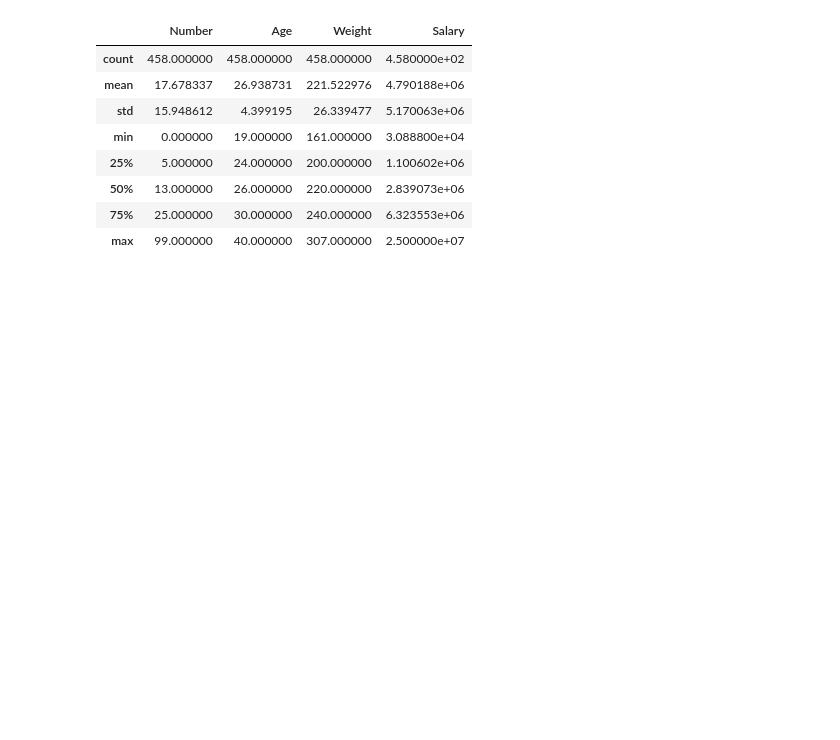
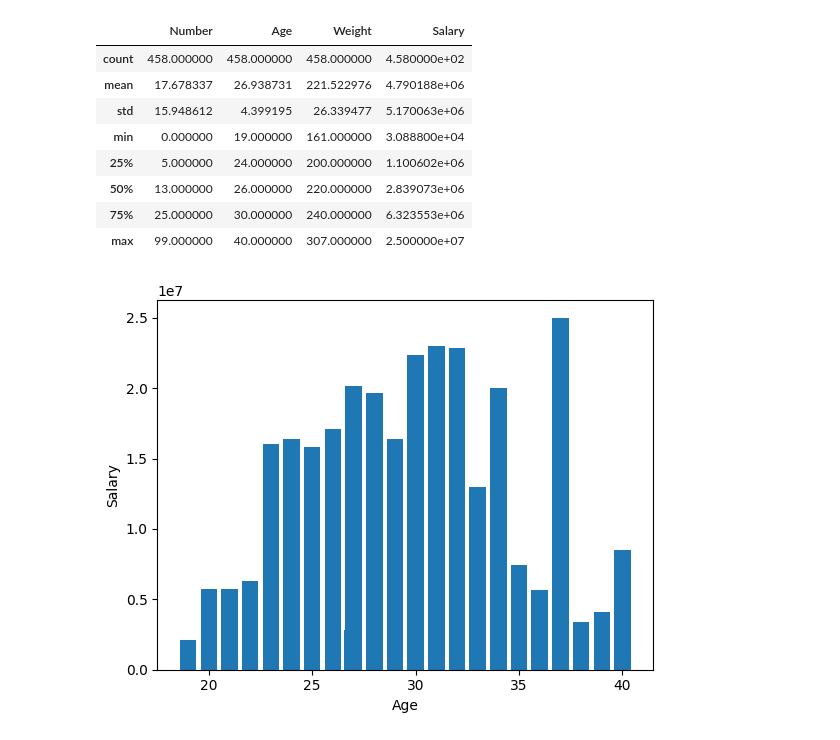
Before and after one commit to PmCoder26/green-ai-project, a Jupyter notebook: src/day_3_2.ipynb, the cells around one changed output. Drawn from its saved outputs; the diff is of its cells as text; code cells hidden in the pictures; blank space fills up the shorter version.

```diff
--- a/src/day_3_2.ipynb
+++ b/src/day_3_2.ipynb
@@ -131,3 +142,16 @@ df.describe()
 | 50% | 13.000000 | 26.000000 | 220.000000 | 2.839073e+06 |
 | 75% | 25.000000 | 30.000000 | 240.000000 | 6.323553e+06 |
 | max | 99.000000 | 40.000000 | 307.000000 | 2.500000e+07 |
+# %%
+ans = df.groupby('Age')['Salary'].max()
+age_list = []
+sal_list = []
+for key, value in ans.items():
+    age_list.append(key)
+    sal_list.append(value)
+plt.bar(age_list, sal_list)
+plt.xlabel('Age')
+plt.ylabel('Salary')
+plt.show()
+# %% [output]
+[figure, added]
```
Also changed, not shown: parts of 6 cells of this notebook.
